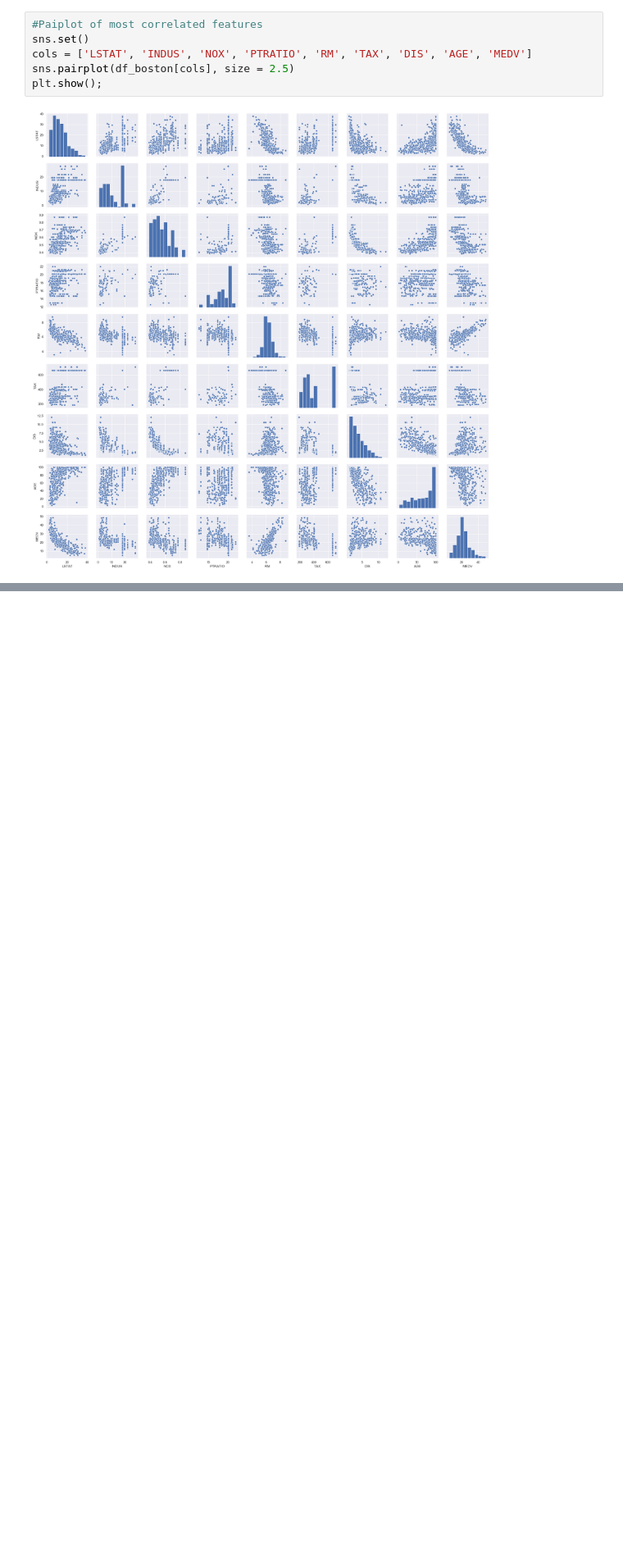
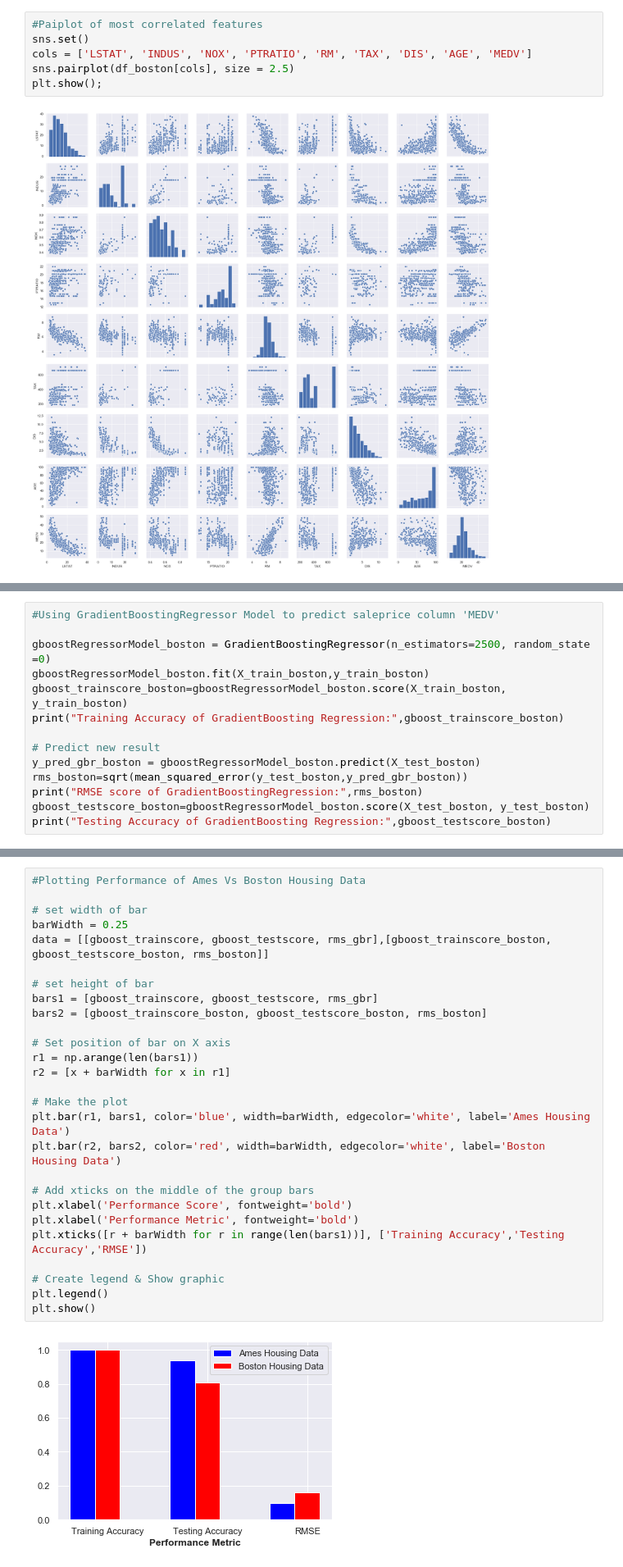
Before and after one commit to agrawalnaman/cmpe255-group8-housing-price-prediction, a Jupyter notebook: Housing Price Prediction Project.ipynb, the cells around one changed output, grey strips where cells are left out. Shown at 82% size. Cells and saved outputs as stored; diff of their text form; blank space fills up the shorter version.

```diff
--- a/Housing Price Prediction Project.ipynb
+++ b/Housing Price Prediction Project.ipynb
@@ -807,0 +831,14 @@ plt.show();
+# %%
+#Using GradientBoostingRegressor Model to predict saleprice column 'MEDV'
+
+gboostRegressorModel_boston = GradientBoostingRegressor(n_estimators=2500, random_state =0)
+gboostRegressorModel_boston.fit(X_train_boston,y_train_boston)
+gboost_trainscore_boston=gboostRegressorModel_boston.score(X_train_boston, y_train_boston)
+print("Training Accuracy of GradientBoosting Regression:",gboost_trainscore_boston)
+
+# Predict new result
+y_pred_gbr_boston = gboostRegressorModel_boston.predict(X_test_boston)
+rms_boston=sqrt(mean_squared_error(y_test_boston,y_pred_gbr_boston))
+print("RMSE score of GradientBoostingRegression:",rms_boston)
+gboost_testscore_boston=gboostRegressorModel_boston.score(X_test_boston, y_test_boston)
+print("Testing Accuracy of GradientBoosting Regression:",gboost_testscore_boston)
@@ -807,0 +851,29 @@ plt.show();
+# %%
+#Plotting Performance of Ames Vs Boston Housing Data
+
+# set width of bar
+barWidth = 0.25
+data = [[gboost_trainscore, gboost_testscore, rms_gbr],[gboost_trainscore_boston, gboost_testscore_boston, rms_boston]]
+
+# set height of bar
+bars1 = [gboost_trainscore, gboost_testscore, rms_gbr]
+bars2 = [gboost_trainscore_boston, gboost_testscore_boston, rms_boston]
+
+# Set position of bar on X axis
+r1 = np.arange(len(bars1))
+r2 = [x + barWidth for x in r1]
+
+# Make the plot
+plt.bar(r1, bars1, color='blue', width=barWidth, edgecolor='white', label='Ames Housing Data')
+plt.bar(r2, bars2, color='red', width=barWidth, edgecolor='white', label='Boston Housing Data')
+
+# Add xticks on the middle of the group bars
+plt.xlabel('Performance Score', fontweight='bold')
+plt.xlabel('Performance Metric', fontweight='bold')
+plt.xticks([r + barWidth for r in range(len(bars1))], ['Training Accuracy','Testing Accuracy','RMSE'])
+
+# Create legend & Show graphic
+plt.legend()
+plt.show()
+# %% [output]
+[figure, added]
```
Also changed, not shown: parts of 6 cells of this notebook.
